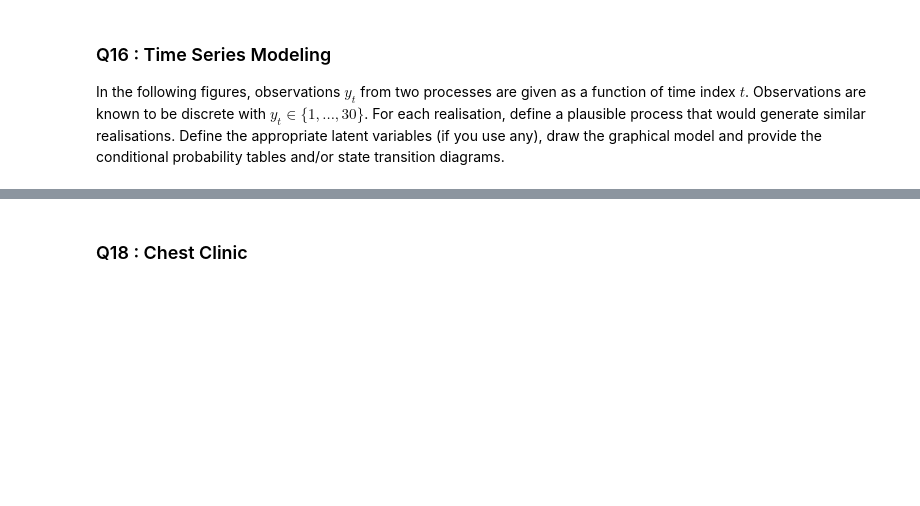
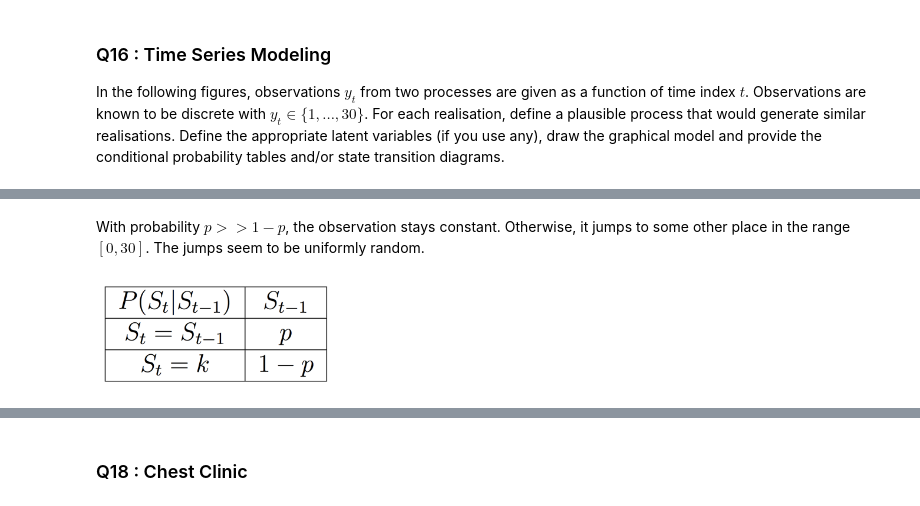
Before and after one commit to CMPE547-Spring-2017-Bogazici/hw3, a Jupyter notebook: Markov Chain of Letters.ipynb, the cells around one changed output, grey strips where cells are left out. Saved outputs shown, nothing was run; the diff lists cells and outputs as text; code cells hidden in the pictures; blank space fills up the shorter version.

```diff
--- a/Markov Chain of Letters.ipynb
+++ b/Markov Chain of Letters.ipynb
@@ -19,0 +20,6 @@ In the following figures, observations $y_t$ from two processes are given as a f
+# %% [markdown]
+With probability $p >> 1-p$, the observation stays constant. Otherwise, it jumps to some other place in the range $[0,30]$. The jumps seem to be uniformly random.
+# %%
+Image("q16.3_i.png", width=240)
+# %% [output]
+[figure, added]
```
Also changed, not shown: parts of 16 cells of this notebook, 10 other files.
